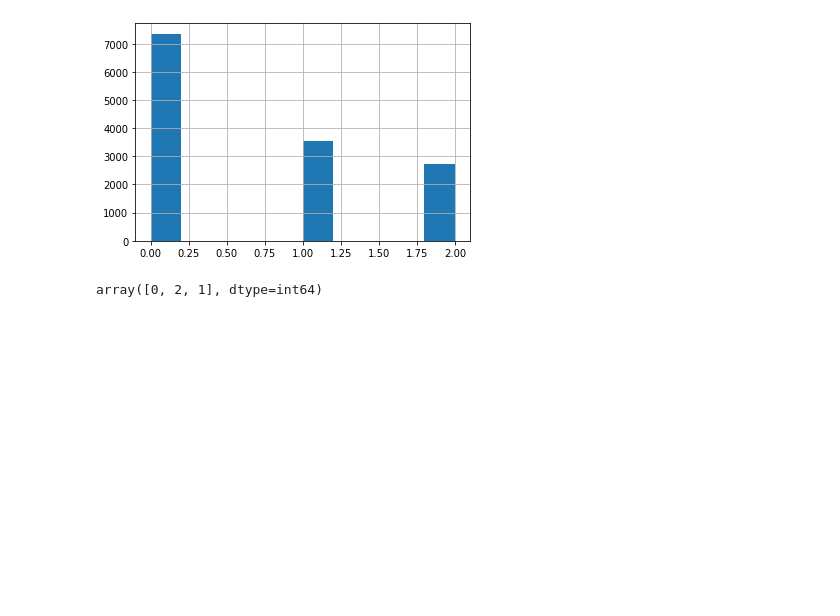
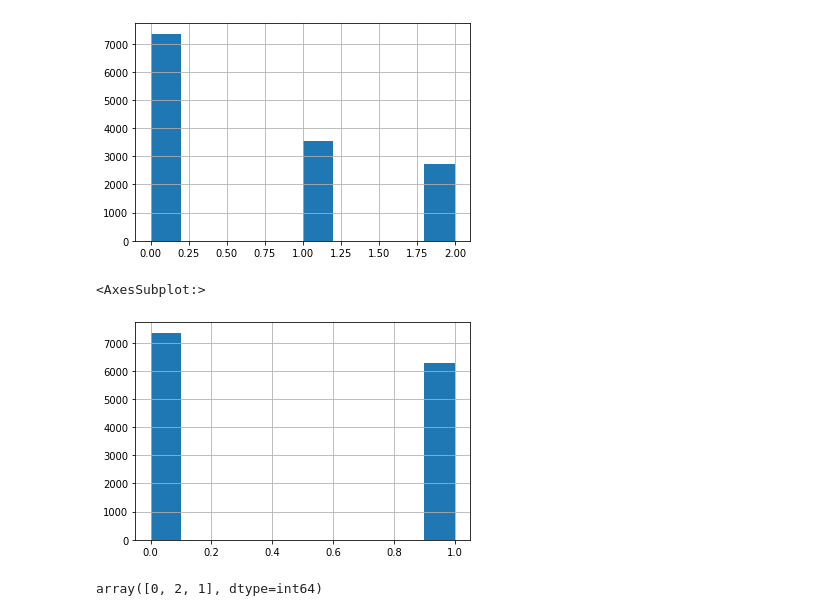
Before and after one commit to kairobeduti/DadosShift, a Jupyter notebook: Análise/Atual/07 - logistic regression - Target 2 classes.ipynb, the cells around one changed output. Saved outputs shown, nothing was run; the diff lists cells and outputs as text; code cells hidden in the pictures; blank space fills up the shorter version.

```diff
--- a/Análise/Atual/07 - logistic regression - Target 2 classes.ipynb
+++ b/Análise/Atual/07 - logistic regression - Target 2 classes.ipynb
@@ -78,6 +78,11 @@ df['target'].hist()
 # %% [output]
 <AxesSubplot:>
 [figure]
+# %%
+df['target_v2'].hist()
+# %% [output]
+<AxesSubplot:>
+[figure, added]
 # %%
 df['target'].unique()
 # %% [output]
```
Also changed, not shown: parts of 3 cells of this notebook.
